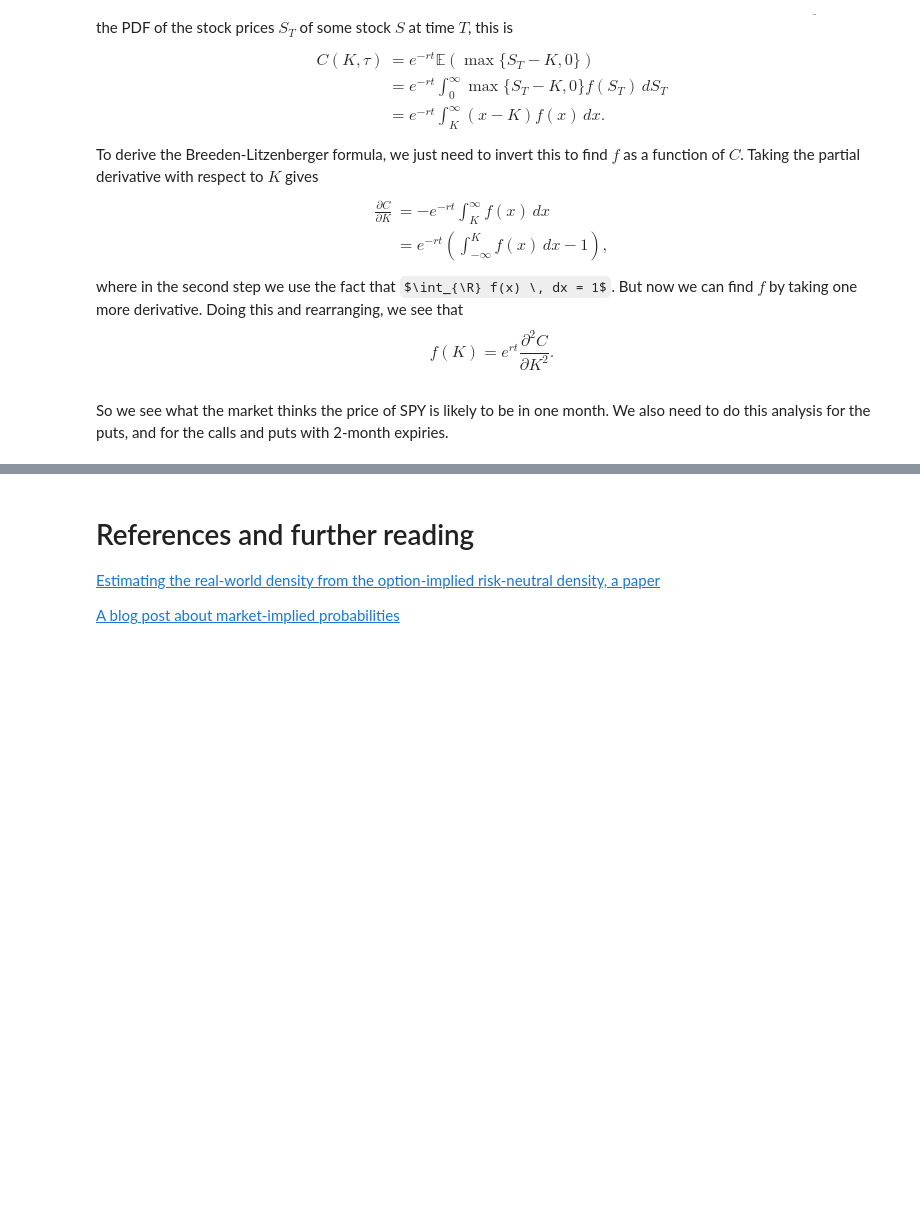
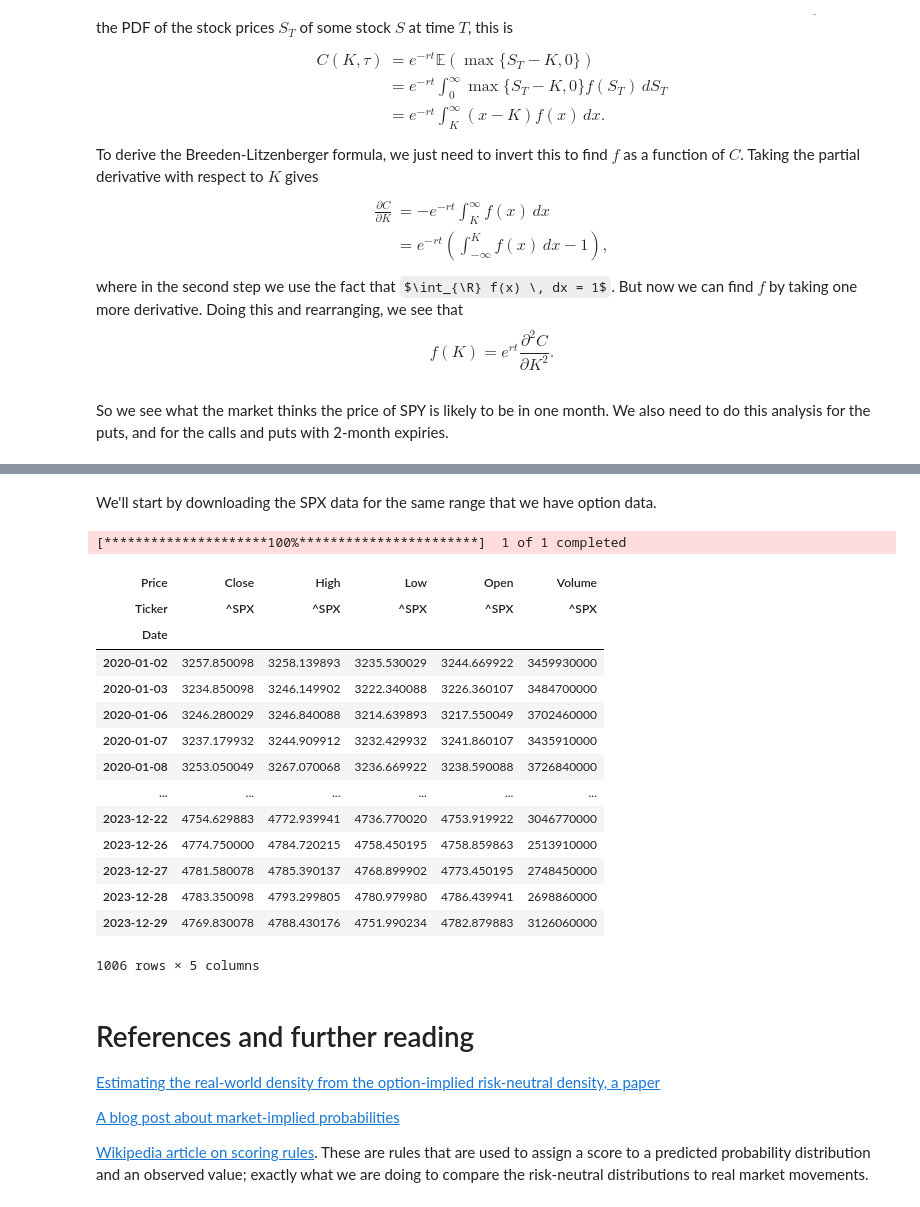
Before and after one commit to swbuchanan/implied-stock-distributions, a Jupyter notebook: project.ipynb, the cells around one changed output, grey strips where cells are left out. Drawn from its saved outputs; the diff is of its cells as text; code cells hidden in the pictures; some formulas as TeX source; blank space fills up the shorter version.

```diff
--- a/project.ipynb
+++ b/project.ipynb
@@ -326,9 +494,39 @@ We also need to do this analysis for the puts, and for the calls and puts with 2
+# %% [markdown]
+
+
+We'll start by downloading the SPX data for the same range that we have option data.
+# %%
+earliest_day = pd.to_datetime(spx_df['quote_time']).min()
+latest_day = pd.to_datetime(spx_df['quote_time']).max()
+
+data = yf.download("^SPX", start=earliest_day, end=latest_day)
+display(data)
+# %% [output]
+[*********************100%***********************]  1 of 1 completed
+| Price | Close | High | Low | Open | Volume |
+| Ticker | ^SPX | ^SPX | ^SPX | ^SPX | ^SPX |
+| Date |  |  |  |  |  |
+| 2020-01-02 | 3257.850098 | 3258.139893 | 3235.530029 | 3244.669922 | 3459930000 |
+| 2020-01-03 | 3234.850098 | 3246.149902 | 3222.340088 | 3226.360107 | 3484700000 |
+| 2020-01-06 | 3246.280029 | 3246.840088 | 3214.639893 | 3217.550049 | 3702460000 |
+| 2020-01-07 | 3237.179932 | 3244.909912 | 3232.429932 | 3241.860107 | 3435910000 |
+| 2020-01-08 | 3253.050049 | 3267.070068 | 3236.669922 | 3238.590088 | 3726840000 |
+| ... | ... | ... | ... | ... | ... |
+| 2023-12-22 | 4754.629883 | 4772.939941 | 4736.770020 | 4753.919922 | 3046770000 |
+| 2023-12-26 | 4774.750000 | 4784.720215 | 4758.450195 | 4758.859863 | 2513910000 |
+| 2023-12-27 | 4781.580078 | 4785.390137 | 4768.899902 | 4773.450195 | 2748450000 |
+| 2023-12-28 | 4783.350098 | 4793.299805 | 4780.979980 | 4786.439941 | 2698860000 |
+| 2023-12-29 | 4769.830078 | 4788.430176 | 4751.990234 | 4782.879883 | 3126060000 |
+1006 rows × 5 columns
 # %% [markdown]
 # References and further reading
 
 [Estimating the real-world density from the option-implied risk-neutral density, a paper](https://papers.ssrn.com/sol3/papers.cfm?abstract_id=2093397)
 
 [A blog post about market-implied probabilities](https://blog.thinknewfound.com/2017/11/market-implied-probabilities-useful/)
+
+[Wikipedia article on scoring rules](https://en.wikipedia.org/wiki/Scoring_rule).
+These are rules that are used to assign a score to a predicted probability distribution and an observed value; exactly what we are doing to compare the risk-neutral distributions to real market movements.
 # %%
 SIZE_DEFAULT = 16
 
```
Also changed, not shown: parts of 7 cells of this notebook.
